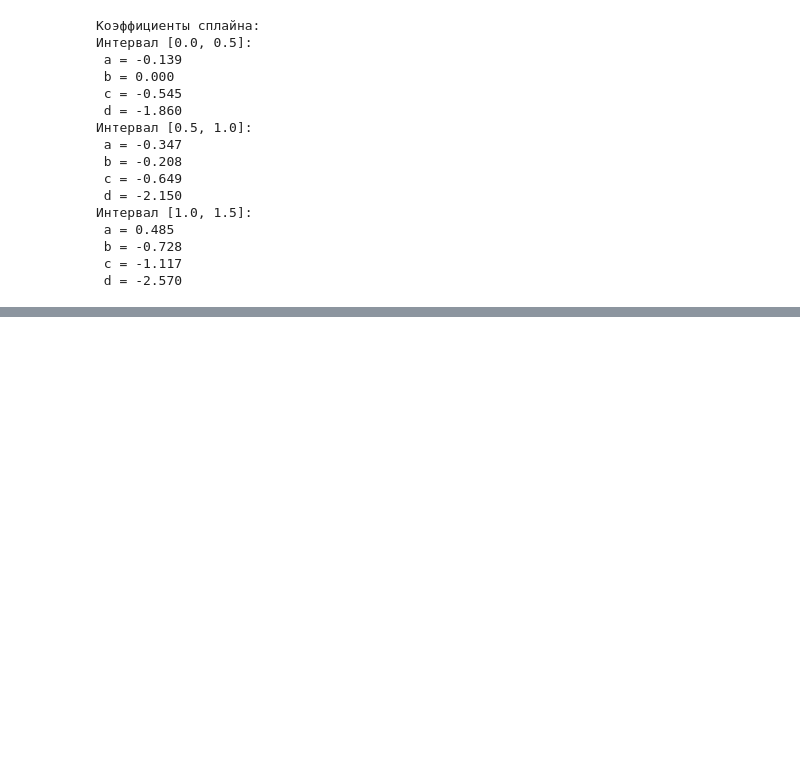
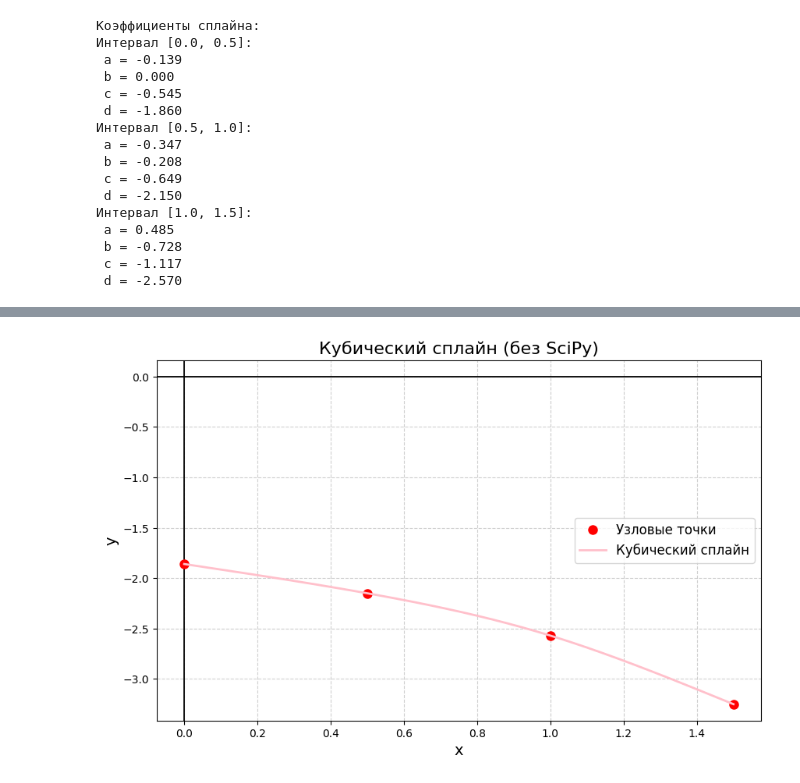
Before and after one commit to 6fcag3vsaoag/num, a Jupyter notebook: 5-6/num_analys.ipynb, the cells around one changed output, grey strips where cells are left out. Drawn from its saved outputs; the diff is of its cells as text; code cells hidden in the pictures; blank space fills up the shorter version.

```diff
--- a/5-6/num_analys.ipynb
+++ b/5-6/num_analys.ipynb
@@ -600,0 +741,98 @@ spline_coef()
+# %%
+import numpy as np
+import matplotlib.pyplot as plt
+
+def natural_cubic_spline(x, y):
+    n = len(x) - 1
+    h = np.diff(x)
+    alpha = np.zeros(n)
+
+    # Вычисляем alpha
+    for i in range(1, n):
+        alpha[i] = 3/h[i]*(y[i+1]-y[i]) - 3/h[i-1]*(y[i]-y[i-1])
+
+    # Инициализируем матрицу для решения системы уравнений
+    l = np.zeros(n+1)
+    mu = np.zeros(n)
+    z = np.zeros(n+1)
+    l[0] = 1
+
+    # Прямой ход метода прогонки
+    for i in range(1, n):
+        l[i] = 2*(x[i+1]-x[i-1]) - h[i-1]*mu[i-1]
+        mu[i] = h[i]/l[i]
+        z[i] = (alpha[i]-h[i-1]*z[i-1])/l[i]
+
+    l[n] = 1
+    z[n] = 0
+    c = np.zeros(n+1)
+    b = np.zeros(n)
+    d = np.zeros(n)
+
+    # Обратный ход метода прогонки
+    for j in range(n-1, -1, -1):
+        c[j] = z[j] - mu[j]*c[j+1]
+        b[j] = (y[j+1]-y[j])/h[j] - h[j]*(c[j+1]+2*c[j])/3
+        d[j] = (c[j+1]-c[j])/(3*h[j])
+
+    # Создаем список коэффициентов для каждого интервала
+    spline_coeffs = []
+    for i in range(n):
+        spline_coeffs.append([y[i], b[i], c[i], d[i]])
+
+    return spline_coeffs
+
+def evaluate_spline(x, y, coeffs, x_val):
+    n = len(x) - 1
+    # Находим правильный интервал
+    for i in range(n):
+        if x[i] <= x_val <= x[i+1]:
+            h = x_val - x[i]
+            a, b, c, d = coeffs[i]
+            return a + b*h + c*h**2 + d*h**3
+    return y[-1]  # Если x_val за пределами, возвращаем последнее значение
+
+def plot_spline(x_vals, y_vals, coeffs):
+    x_plot = np.linspace(np.min(x_vals), np.max(x_vals), 300)
+    y_plot = np.array([evaluate_spline(x_vals, y_vals, coeffs, x) for x in x_plot])
+
+    plt.figure(figsize=(10, 6))
+    plt.axhline(0, color='black', linewidth=1.3, linestyle='-')
+    plt.axvline(0, color='black', linewidth=1.3, linestyle='-')
+    plt.plot(x_vals, y_vals, 'ro', markersize=8, label='Узловые точки')
+    plt.plot(x_plot, y_plot, color='pink', linewidth=2, label='Кубический сплайн')
+    plt.xlabel('x', fontsize=14)
+    plt.ylabel('y', fontsize=14)
+    plt.title('Кубический сплайн (без SciPy)', fontsize=16)
+    plt.legend(fontsize=12)
+    plt.grid(True, linestyle='--', alpha=0.6)
+    plt.show()
+
+def print_coefficients(x_vals, coeffs):
+    print("\nКоэффициенты сплайна:")
+    for i in range(len(x_vals) - 1):
+        print(f"Интервал [{x_vals[i]}, {x_vals[i+1]}]:")
+        print(f" a = {coeffs[i][0]:.3f}")
+        print(f" b = {coeffs[i][1]:.3f}")
+        print(f" c = {coeffs[i][2]:.3f}")
+        print(f" d = {coeffs[i][3]:.3f}")
+
+def print_values(x_vals, y_vals, coeffs):
+    print("\nЗначения сплайна в узловых точках:")
+    spline_values = np.array([evaluate_spline(x_vals, y_vals, coeffs, x) for x in x_vals])
+    print("Вычисленные:", np.round(spline_values, 3))
+    print("Исходные:", y_vals)
+    print("Разница:", np.round(np.abs(spline_values - y_vals), 3))
+
+# Исходные данные
+x_vals = np.array([0, 0.5, 1, 1.5])
+y_vals = np.array([-1.86, -2.15, -2.57, -3.25])
+
+# Вычисляем коэффициенты сплайна
+spline_coeffs = natural_cubic_spline(x_vals, y_vals)
+
+# Выводим результаты
+print_values(x_vals, y_vals, spline_coeffs)
+plot_spline(x_vals, y_vals, spline_coeffs)
+print_coefficients(x_vals, spline_coeffs)
+# %% [output]
@@ -600,0 +843 @@ spline_coef()
+[figure, added]
```
Also changed, not shown: parts of 3 cells of this notebook.
